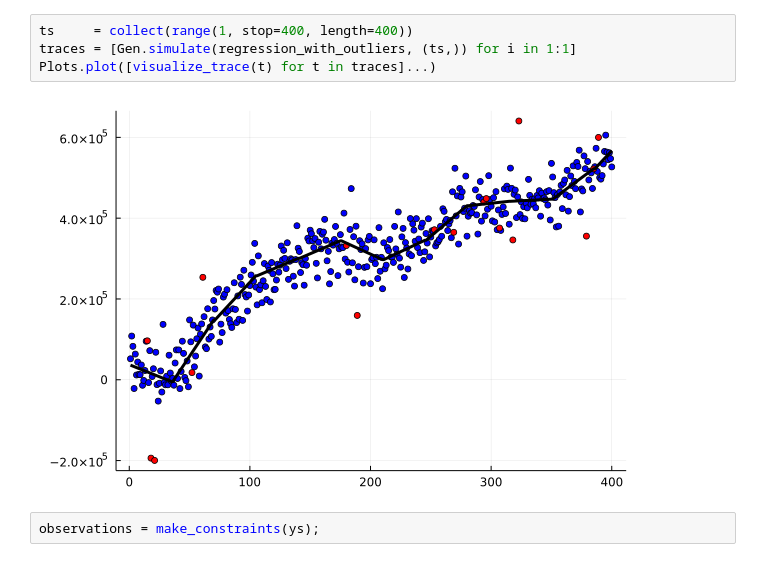
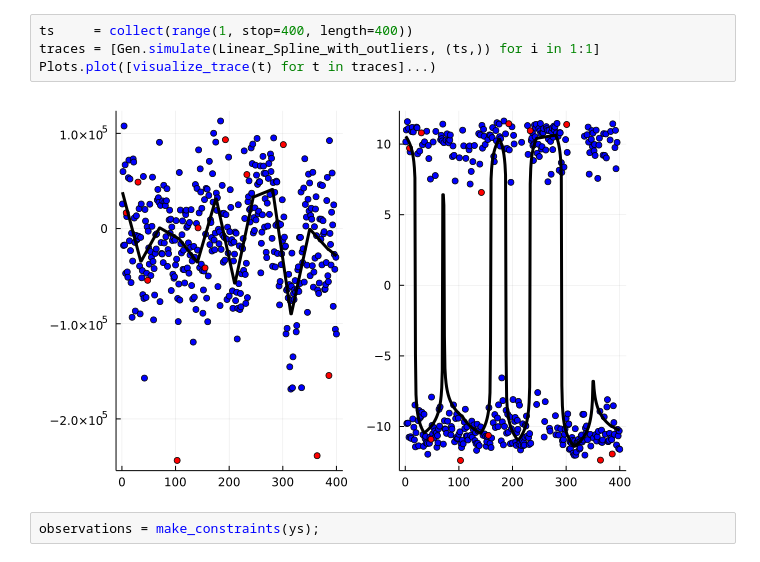
Before and after one commit to UW-Madison-DSI/PPL_OutlierPrediction, a Jupyter notebook: src/step03-linear-spline/LinSpline.ipynb, the cells around one changed output. Drawn from its saved outputs; the diff is of its cells as text.

```diff
--- a/src/step03-linear-spline/LinSpline.ipynb
+++ b/src/step03-linear-spline/LinSpline.ipynb
@@ -112,9 +107,9 @@ serialize_trace (generic function with 2 methods)
 # %%
 ts     = collect(range(1, stop=400, length=400))
-traces = [Gen.simulate(regression_with_outliers, (ts,)) for i in 1:1]
+traces = [Gen.simulate(Linear_Spline_with_outliers, (ts,)) for i in 1:1]
 Plots.plot([visualize_trace(t) for t in traces]...)
 # %% [output]
-[figure, old version]
+[figure, new version]
 # %%
 observations = make_constraints(ys);
 # %%
```
Also changed, not shown: parts of 5 cells of this notebook, 1 other file.
